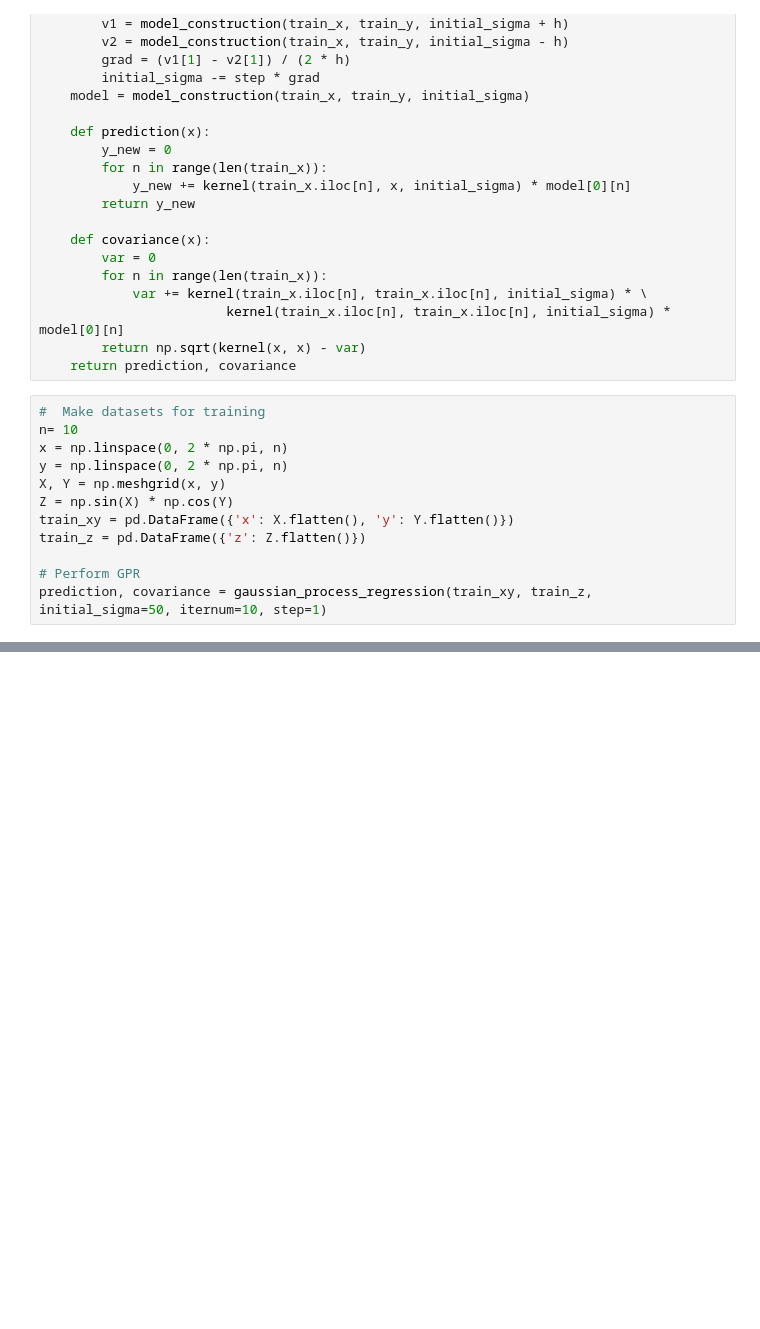
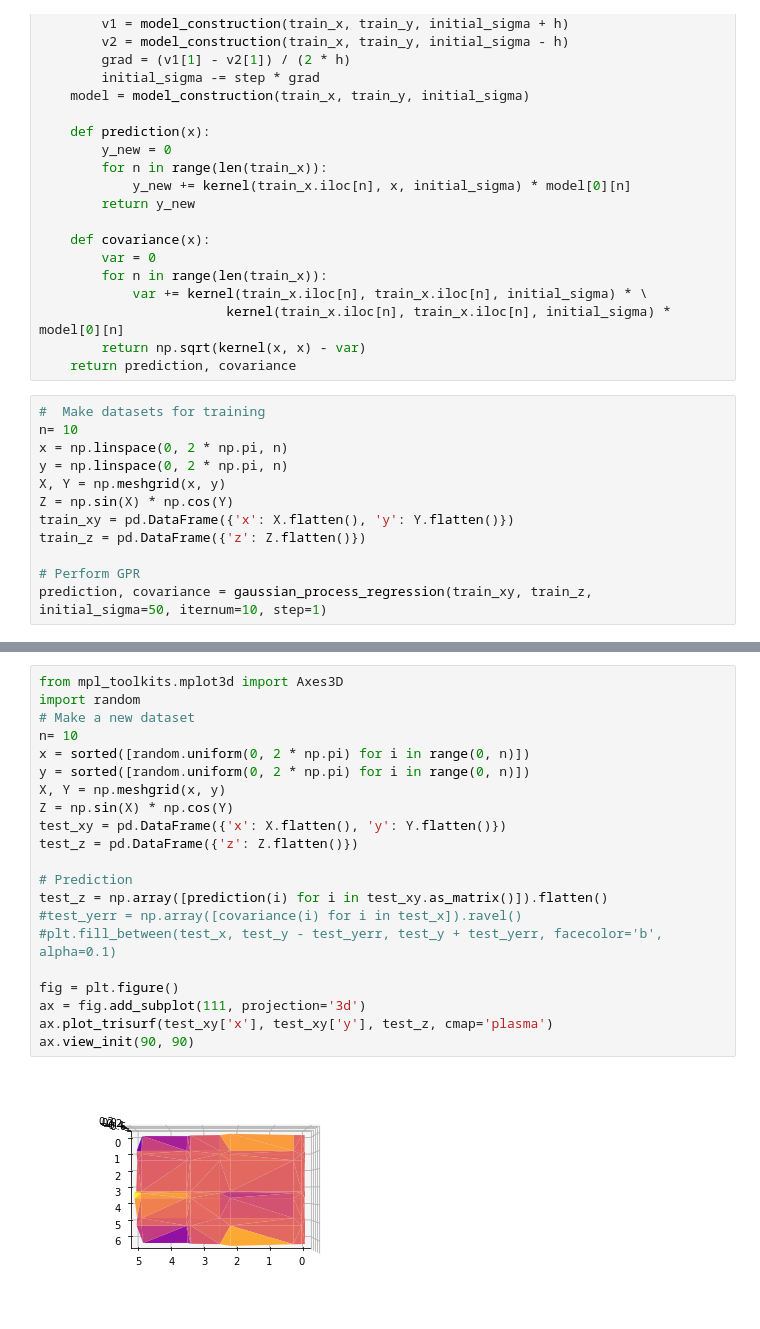
Before and after one commit to ytachigo/GPR, a Jupyter notebook: gpr2d.ipynb, the cells around one changed output, grey strips where cells are left out. Drawn from its saved outputs; the diff is of its cells as text; blank space fills up the shorter version.

```diff
--- a/gpr2d.ipynb
+++ b/gpr2d.ipynb
@@ -93,0 +95,23 @@ ax.plot_trisurf(test_xy['x'], test_xy['y'], test_z, cmap='plasma')
+# %%
+from mpl_toolkits.mplot3d import Axes3D
+import random
+# Make a new dataset
+n= 10
+x = sorted([random.uniform(0, 2 * np.pi) for i in range(0, n)])
+y = sorted([random.uniform(0, 2 * np.pi) for i in range(0, n)])
+X, Y = np.meshgrid(x, y)
+Z = np.sin(X) * np.cos(Y)
+test_xy = pd.DataFrame({'x': X.flatten(), 'y': Y.flatten()})
+test_z = pd.DataFrame({'z': Z.flatten()})
+
+# Prediction
+test_z = np.array([prediction(i) for i in test_xy.as_matrix()]).flatten()
+#test_yerr = np.array([covariance(i) for i in test_x]).ravel()
+#plt.fill_between(test_x, test_y - test_yerr, test_y + test_yerr, facecolor='b', alpha=0.1)
+
+fig = plt.figure()
+ax = fig.add_subplot(111, projection='3d')
+ax.plot_trisurf(test_xy['x'], test_xy['y'], test_z, cmap='plasma')
+ax.view_init(90, 90)
+# %% [output]
+[figure, added]
```
Also changed, not shown: parts of 1 cell of this notebook.
